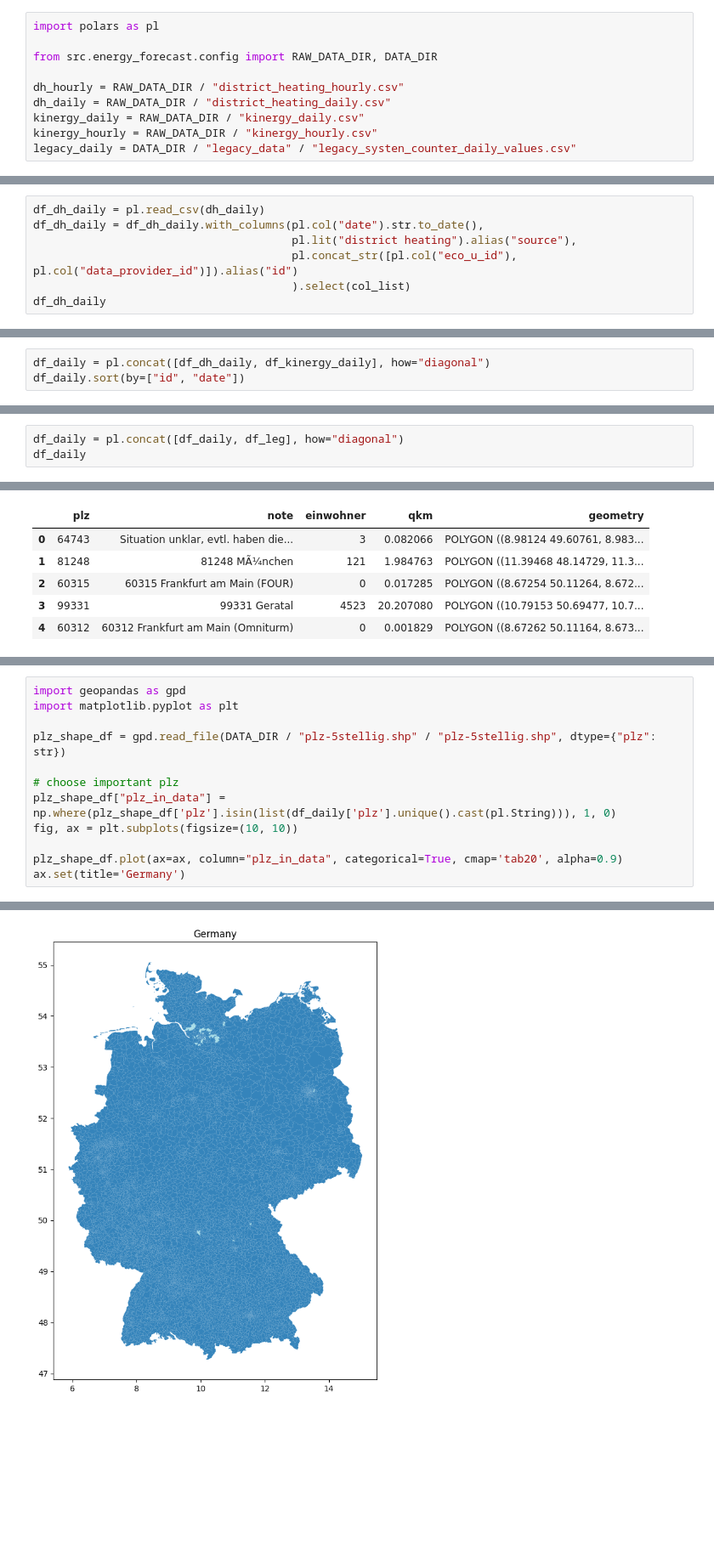
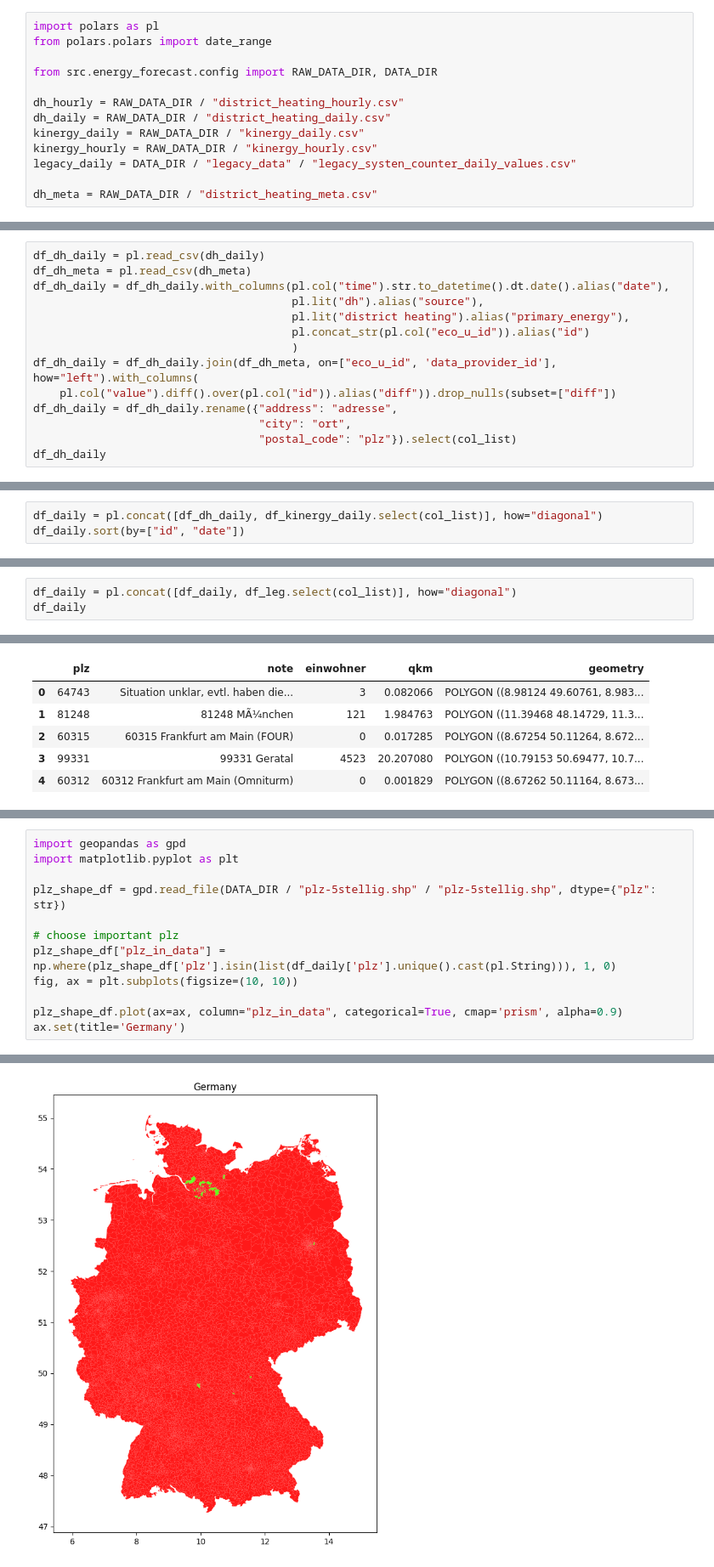
Before and after one commit to marja-w/energy-forecast-benchmark, a Jupyter notebook: notebooks/1.0-mw-data-exploration-dh-kinergy.ipynb, the cells around one changed output, grey strips where cells are left out. Shown at 85% size. Saved outputs shown, nothing was run; the diff lists cells and outputs as text; blank space fills up the shorter version.

```diff
--- a/notebooks/1.0-mw-data-exploration-dh-kinergy.ipynb
+++ b/notebooks/1.0-mw-data-exploration-dh-kinergy.ipynb
@@ -11,6 +11,7 @@ This notebook will
 ## Load Data
 # %%
 import polars as pl
+from polars.polars import date_range
 
 from src.energy_forecast.config import RAW_DATA_DIR, DATA_DIR
 
@@ -19,3 +20,5 @@ dh_daily = RAW_DATA_DIR / "district_heating_daily.csv"
 kinergy_daily = RAW_DATA_DIR / "kinergy_daily.csv"
 kinergy_hourly = RAW_DATA_DIR / "kinergy_hourly.csv"
 legacy_daily = DATA_DIR / "legacy_data" / "legacy_systen_counter_daily_values.csv"
+
+dh_meta = RAW_DATA_DIR / "district_heating_meta.csv"
@@ -35,9 +32,16 @@ shape: (3, 1)
 ### Daily Data
 # %%
 df_dh_daily = pl.read_csv(dh_daily)
-df_dh_daily = df_dh_daily.with_columns(pl.col("date").str.to_date(),
-                                       pl.lit("district heating").alias("source"),
-                                       pl.concat_str([pl.col("eco_u_id"), pl.col("data_provider_id")]).alias("id")
-                                       ).select(col_list)
+df_dh_meta = pl.read_csv(dh_meta)
+df_dh_daily = df_dh_daily.with_columns(pl.col("time").str.to_datetime().dt.date().alias("date"),
+                                       pl.lit("dh").alias("source"),
+                                       pl.lit("district heating").alias("primary_energy"),
+                                       pl.concat_str(pl.col("eco_u_id")).alias("id")
+                                       )
+df_dh_daily = df_dh_daily.join(df_dh_meta, on=["eco_u_id", 'data_provider_id'], how="left").with_columns(
+    pl.col("value").diff().over(pl.col("id")).alias("diff")).drop_nulls(subset=["diff"])
+df_dh_daily = df_dh_daily.rename({"address": "adresse",
+                                  "city": "ort",
+                                  "postal_code": "plz"}).select(col_list)
 df_dh_daily
 # %% [output]
@@ -78,6 +82,6 @@ shape: (7_436, 8)
 | "20 # SSg1-3" | 2023-09-20 | 282.5 | "gas" | "Slomanstieg 1-3" | "Hamburg" | 20539 | "kinergy" |
 | "20 # SSg1-3" | 2023-09-21 | 169.5 | "gas" | "Slomanstieg 1-3" | "Hamburg" | 20539 | "kinergy" |
 # %%
-df_daily = pl.concat([df_dh_daily, df_kinergy_daily], how="diagonal")
+df_daily = pl.concat([df_dh_daily, df_kinergy_daily.select(col_list)], how="diagonal")
 df_daily.sort(by=["id", "date"])
 # %% [output]
@@ -141,4 +145,4 @@ shape: (35_402, 8)
 # %%
-df_daily = pl.concat([df_daily, df_leg], how="diagonal")
+df_daily = pl.concat([df_daily, df_leg.select(col_list)], how="diagonal")
 df_daily
 # %% [output]
@@ -791,15 +824,15 @@ plz_shape_df[plz_shape_df["plz_in_data"] == 1]
 # %%
 import geopandas as gpd
 import matplotlib.pyplot as plt
 
 plz_shape_df = gpd.read_file(DATA_DIR / "plz-5stellig.shp" / "plz-5stellig.shp", dtype={"plz": str})
 
 # choose important plz
 plz_shape_df["plz_in_data"] = np.where(plz_shape_df['plz'].isin(list(df_daily['plz'].unique().cast(pl.String))), 1, 0)
 fig, ax = plt.subplots(figsize=(10, 10))
 
-plz_shape_df.plot(ax=ax, column="plz_in_data", categorical=True, cmap='tab20', alpha=0.9)
+plz_shape_df.plot(ax=ax, column="plz_in_data", categorical=True, cmap='prism', alpha=0.9)
 ax.set(title='Germany')
 # %% [output]
 [Text(0.5, 1.0, 'Germany')]
-[figure, old version]
+[figure, new version]
```
Also changed, not shown: parts of 38 cells of this notebook, 5 other files.
